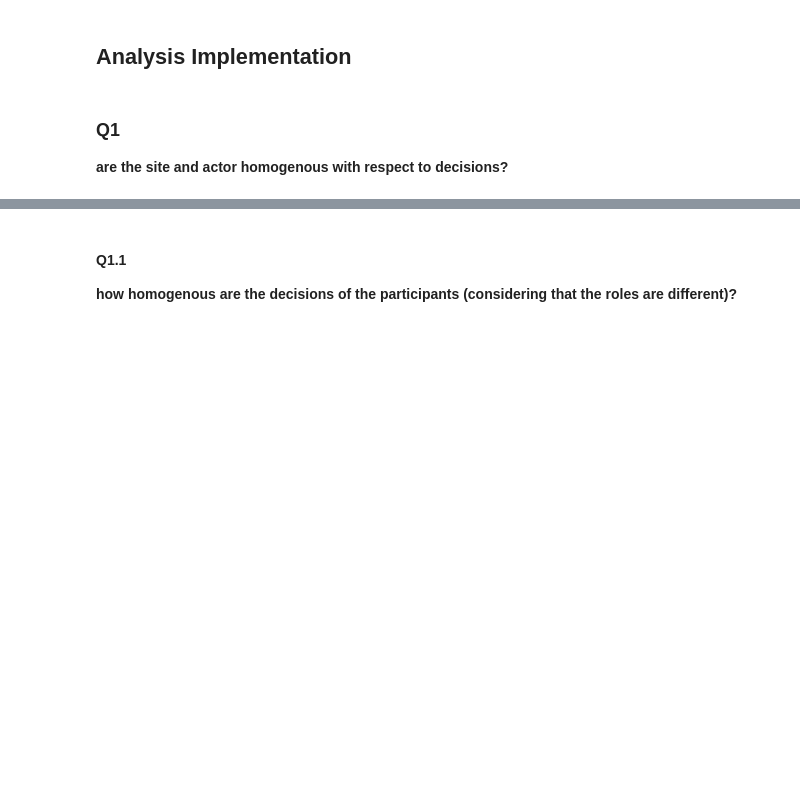
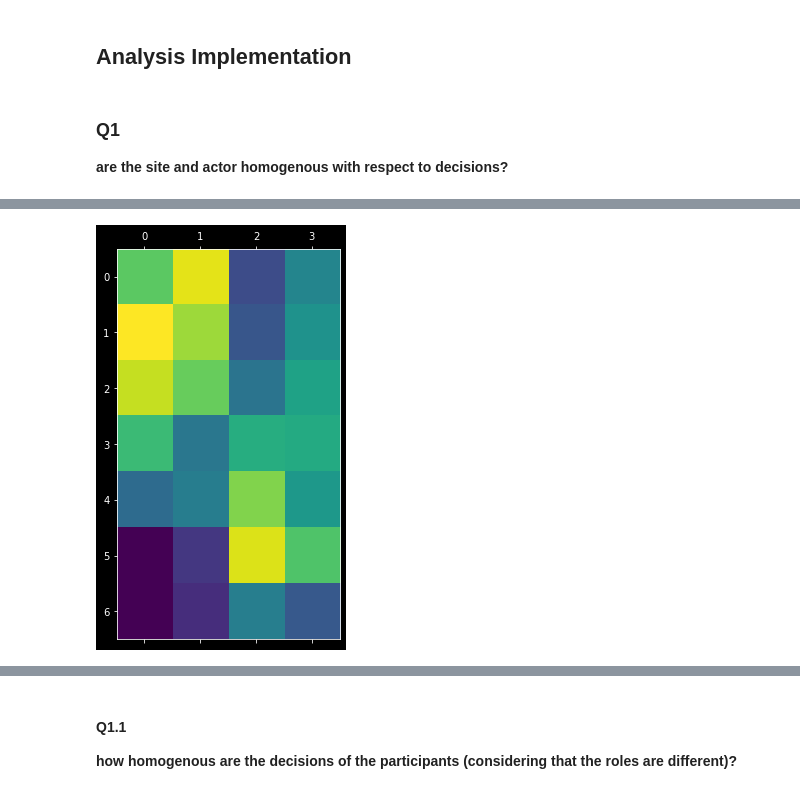
Before and after one commit to shervinazadi/EquiCity_Data, a Jupyter notebook: notebooks/ECG_PP_14_Explore_Data.ipynb, the cells around one changed output, grey strips where cells are left out. Cells and saved outputs as stored; diff of their text form; code cells hidden in the pictures; blank space fills up the shorter version.

```diff
--- a/notebooks/ECG_PP_14_Explore_Data.ipynb
+++ b/notebooks/ECG_PP_14_Explore_Data.ipynb
@@ -122,0 +166,5 @@ X = np.array([decision_dict[str(ts)] for ts in dec_ts_sorted])
+# %%
+plt.matshow(D[0,:, :-1])
+plt.show()
+# %% [output]
+[figure, added]
```
Also changed, not shown: parts of 24 cells of this notebook.
